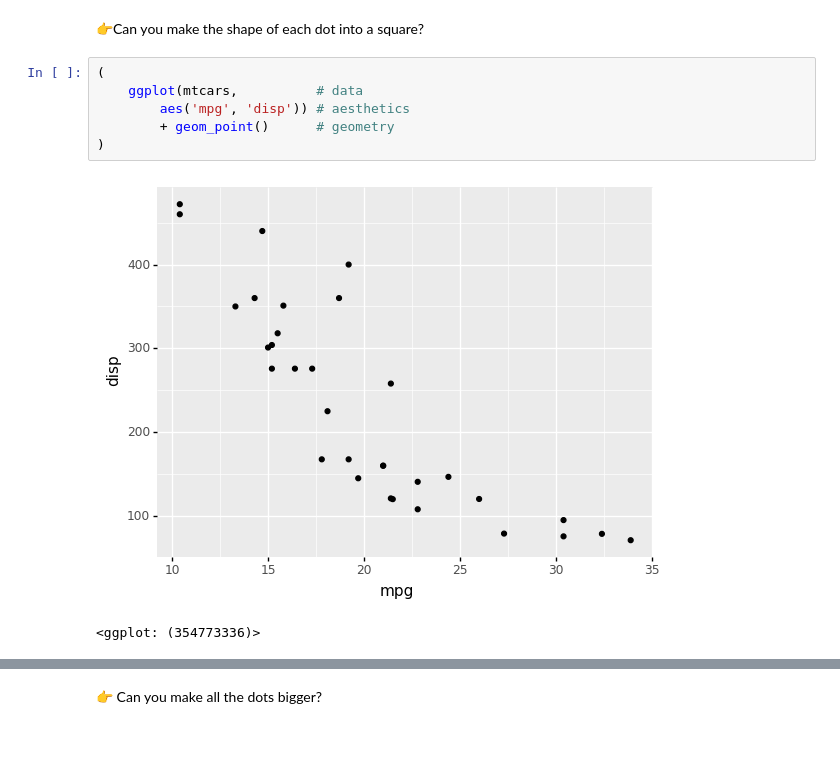
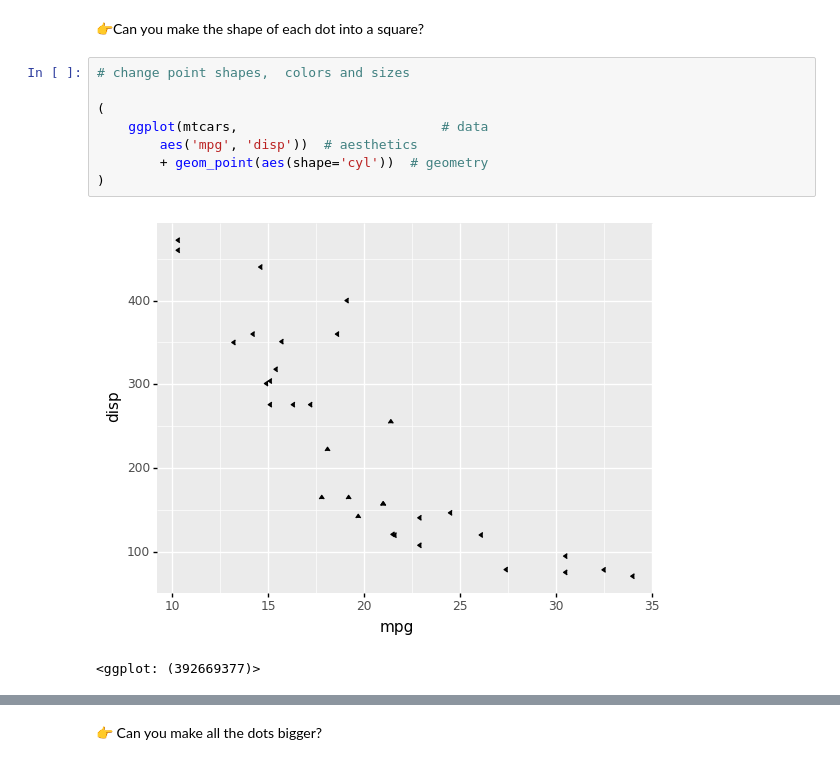
Before and after one commit to code4journalism/learning-plotnine-stephenanti, a Jupyter notebook: learn-plotnine.ipynb, the cells around one changed output, grey strips where cells are left out. Cells and saved outputs as stored; diff of their text form.

```diff
--- a/learn-plotnine.ipynb
+++ b/learn-plotnine.ipynb
@@ -137,11 +133,13 @@ Play around with the code in the cell above until you understand the syntax.
 # %% [markdown]
 👉Can you make the shape of each dot into a square?
-# %%
-(
-    ggplot(mtcars,          # data
-        aes('mpg', 'disp')) # aesthetics
-        + geom_point()      # geometry
-)
-# %% [output]
-[figure, removed]
-<ggplot: (354773336)>
+# %%
+# change point shapes,  colors and sizes
+
+(
+    ggplot(mtcars,                          # data
+        aes('mpg', 'disp'))  # aesthetics
+        + geom_point(aes(shape='cyl'))  # geometry
+)
+# %% [output]
+[figure, added]
+<ggplot: (392669377)>
```
Also changed, not shown: parts of 20 cells of this notebook.
